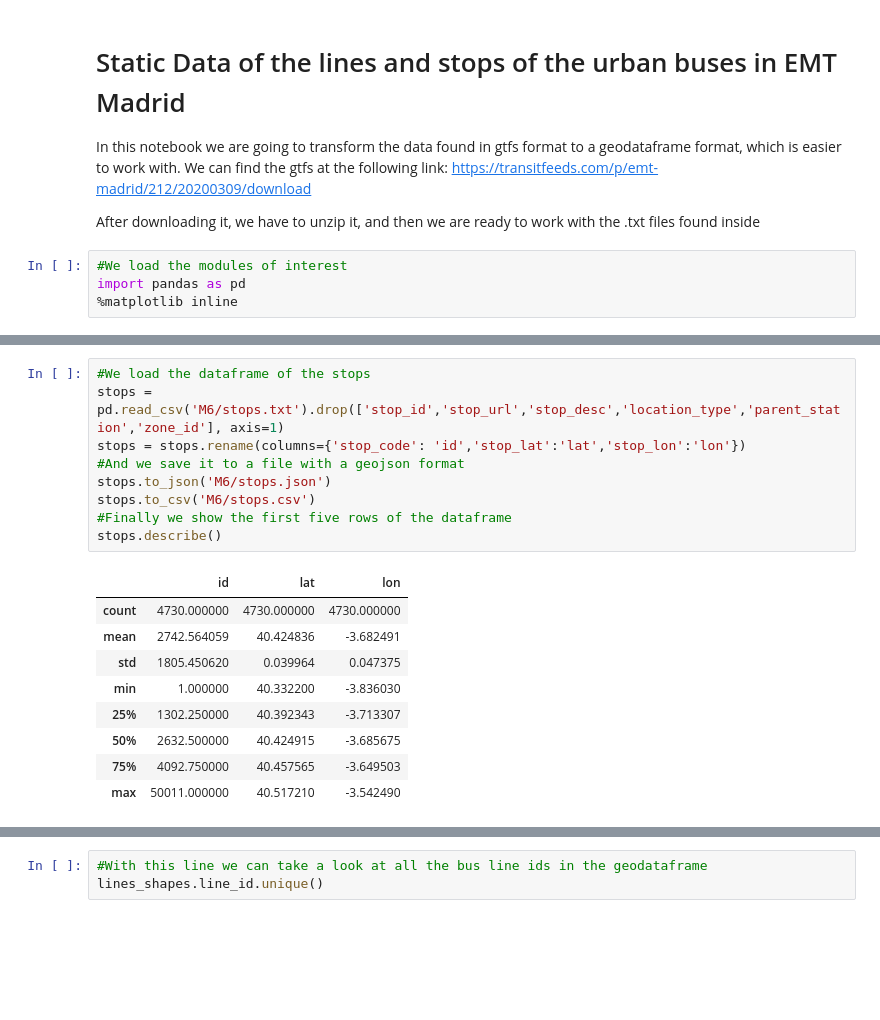
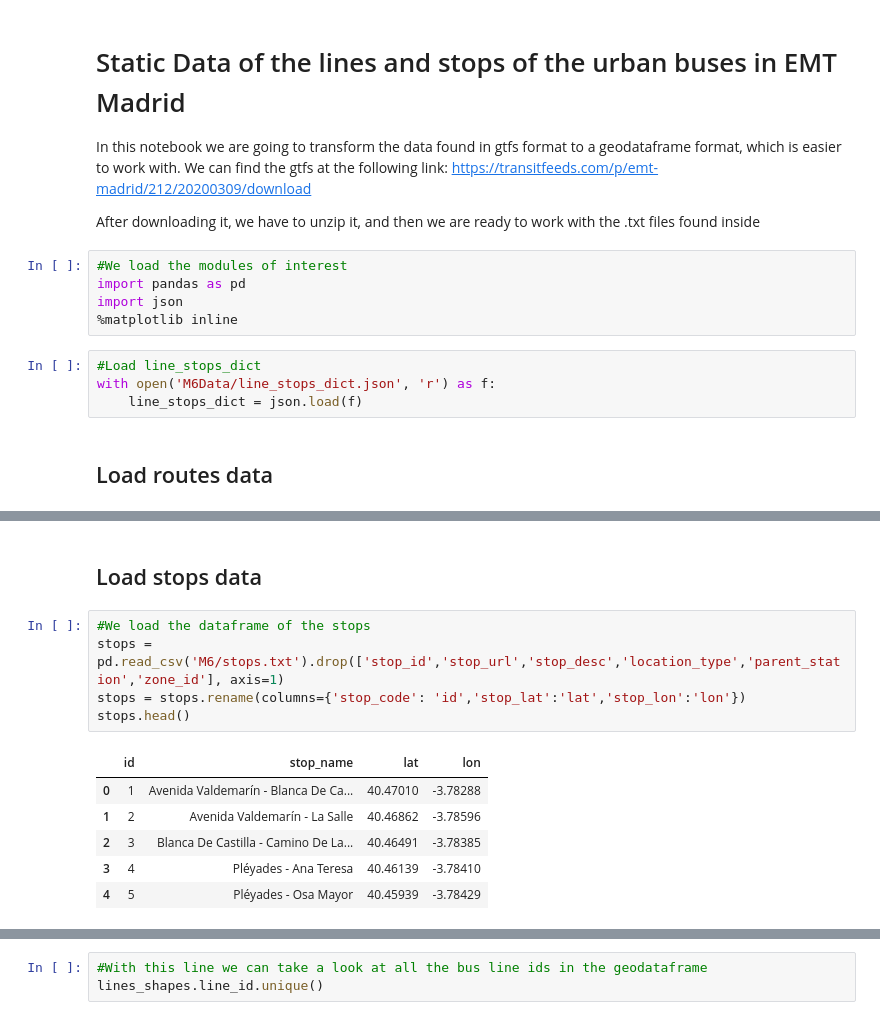
Before and after one commit to Catedra-Cabify-ETSIT-UPM/EMTUrbanBuses_Notebooks, a Jupyter notebook: M6_GTFS_Preanalysis.ipynb, the cells around one changed output, grey strips where cells are left out. Saved outputs shown, nothing was run; the diff lists cells and outputs as text; blank space fills up the shorter version.

```diff
--- a/M6_GTFS_Preanalysis.ipynb
+++ b/M6_GTFS_Preanalysis.ipynb
@@ -7,7 +7,14 @@ After downloading it, we have to unzip it, and then we are ready to work with th
 # %%
 #We load the modules of interest
 import pandas as pd
+import json
 %matplotlib inline
+# %%
+#Load line_stops_dict
+with open('M6Data/line_stops_dict.json', 'r') as f:
+    line_stops_dict = json.load(f)
+# %% [markdown]
+## Load routes data
 # %%
 #We load the route data into a dataframe
 routes = pd.read_csv('M6/routes.txt')
@@ -20,22 +27,17 @@ routes.head()
 | 2 | 3 | EMT | 3 | Puerta de Toledo - Plaza de San A... | NaN | 3 | http://www.emtmadrid.es/aplicacio... | ... |
 | 3 | 4 | EMT | 4 | Plaza de Ciudad Lineal - Puerta d... | NaN | 3 | http://www.emtmadrid.es/aplicacio... | ... |
 | 4 | 5 | EMT | 5 | Puerta del Sol/sevilla - Estacion... | NaN | 3 | http://www.emtmadrid.es/aplicacio... | ... |
+# %% [markdown]
+## Load stops data
 # %%
 #We load the dataframe of the stops
 stops = pd.read_csv('M6/stops.txt').drop(['stop_id','stop_url','stop_desc','location_type','parent_station','zone_id'], axis=1)
 stops = stops.rename(columns={'stop_code': 'id','stop_lat':'lat','stop_lon':'lon'})
-#And we save it to a file with a geojson format
-stops.to_json('M6/stops.json')
-stops.to_csv('M6/stops.csv')
-#Finally we show the first five rows of the dataframe
-stops.describe()
+stops.head()
 # %% [output]
-|  | id | lat | lon |
-| count | 4730.000000 | 4730.000000 | 4730.000000 |
-| mean | 2742.564059 | 40.424836 | -3.682491 |
-| std | 1805.450620 | 0.039964 | 0.047375 |
-| min | 1.000000 | 40.332200 | -3.836030 |
-| 25% | 1302.250000 | 40.392343 | -3.713307 |
-| 50% | 2632.500000 | 40.424915 | -3.685675 |
-| 75% | 4092.750000 | 40.457565 | -3.649503 |
-| max | 50011.000000 | 40.517210 | -3.542490 |
+|  | id | stop_name | lat | lon |
+| 0 | 1 | Avenida Valdemarín - Blanca De Ca... | 40.47010 | -3.78288 |
+| 1 | 2 | Avenida Valdemarín - La Salle | 40.46862 | -3.78596 |
+| 2 | 3 | Blanca De Castilla - Camino De La... | 40.46491 | -3.78385 |
+| 3 | 4 | Pléyades - Ana Teresa | 40.46139 | -3.78410 |
+| 4 | 5 | Pléyades - Osa Mayor | 40.45939 | -3.78429 |
```
Also changed, not shown: parts of 11 cells of this notebook, 4 other files.
